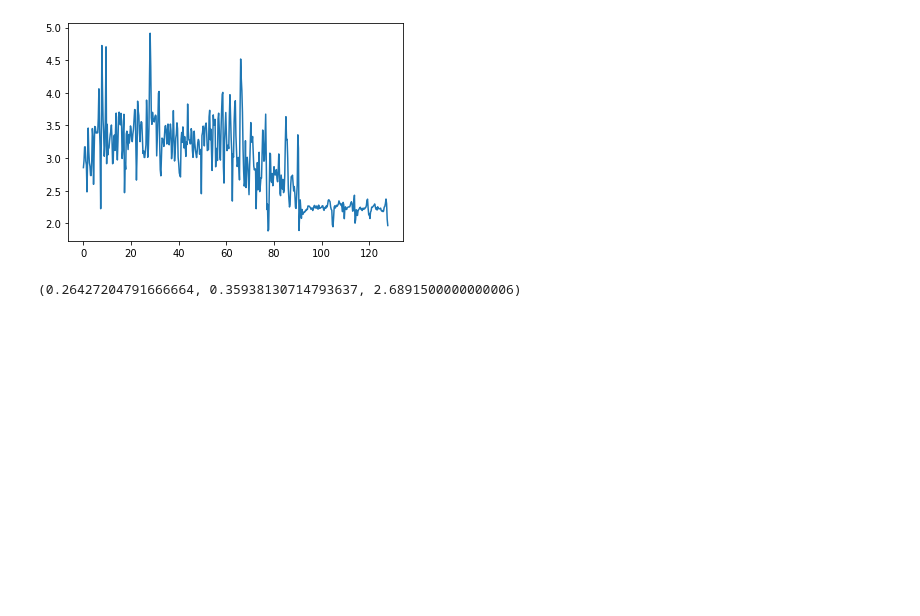
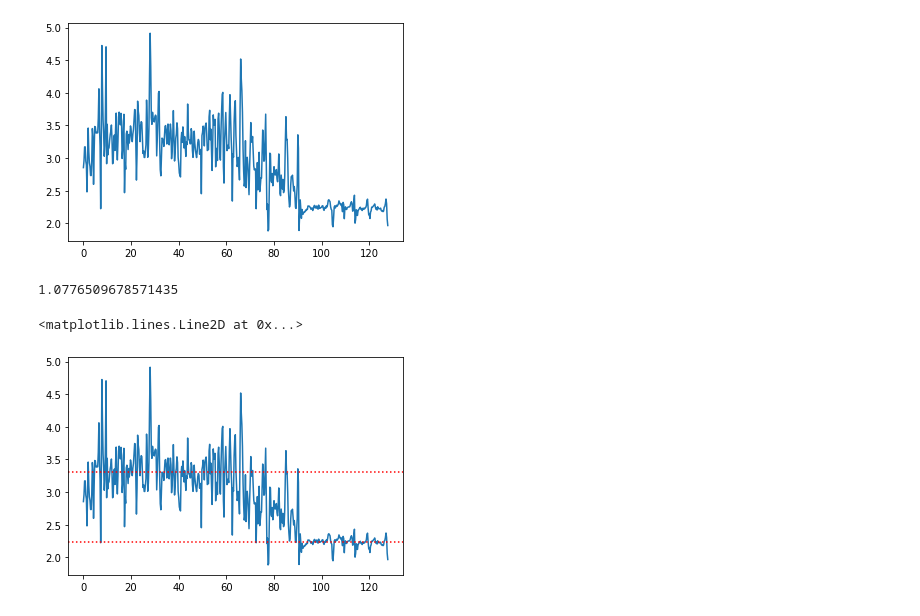
Before and after one commit to 1417573837/Homeworks, a Jupyter notebook: Roughness.ipynb, the cells around one changed output. Saved outputs shown, nothing was run; the diff lists cells and outputs as text; code cells hidden in the pictures; blank space fills up the shorter version.

```diff
--- a/Roughness.ipynb
+++ b/Roughness.ipynb
@@ -33,12 +33,19 @@ ax.plot(df.iloc[:,0], df.iloc[:,1])
 [<matplotlib.lines.Line2D at 0x...>]
 [figure]
 # %%
-df = df[df.iloc[:, 0] < 60]#截取前60um
-mean_height = df['z [µm]'].mean()
-deviations = df['z [µm]'] - mean_height
-Ra = np.abs(deviations).mean()
-Rq = np.sqrt((deviations**2).mean())
-Rzn = df['z [µm]'].max()-df['z [µm]'].min()
-Ra,Rq,Rzn
+df_sample = df[df.iloc[:, 0] < 50]#sample area is <50µm
+df_substrate = df[df.iloc[:, 0] > 100]#substrate area is >100µm
+mean_height_sample = df_sample['z [µm]'].mean()
+mean_height_substrate = df_substrate['z [µm]'].mean()
+thickness = mean_height_sample-mean_height_substrate
+print(thickness)
 # %% [output]
-(0.26427204791666664, 0.35938130714793637, 2.6891500000000006)
+1.0776509678571435
+# %%
+fig, ax = plt.subplots()
+ax.plot(df.iloc[:,0], df.iloc[:,1])
+ax.axhline(mean_height_sample, color='r', linestyle=':')
+ax.axhline(mean_height_substrate, color='r', linestyle=':')
+# %% [output]
+<matplotlib.lines.Line2D at 0x...>
+[figure, added]
```
Also changed, not shown: parts of 3 cells of this notebook.
